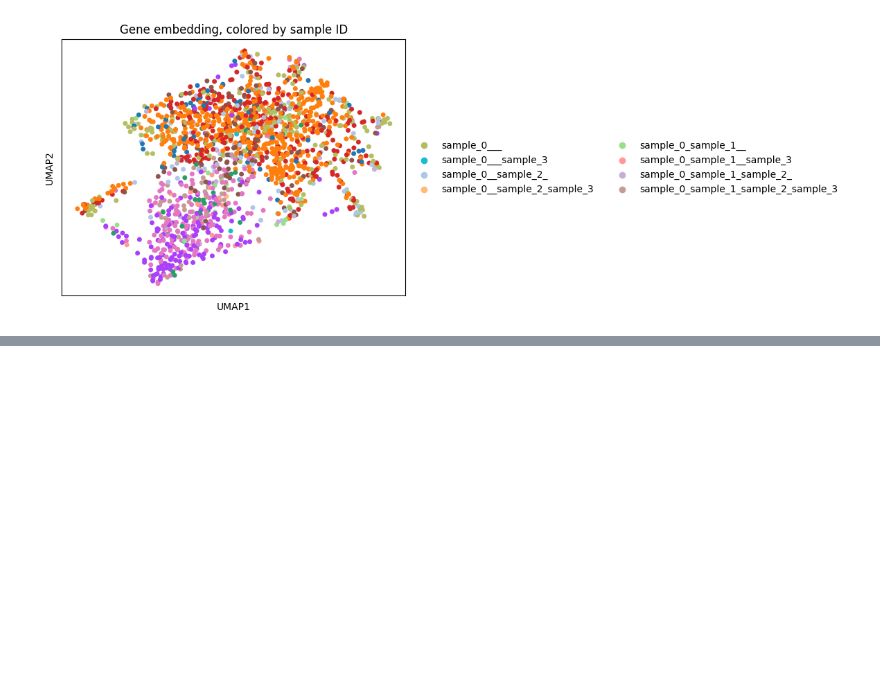
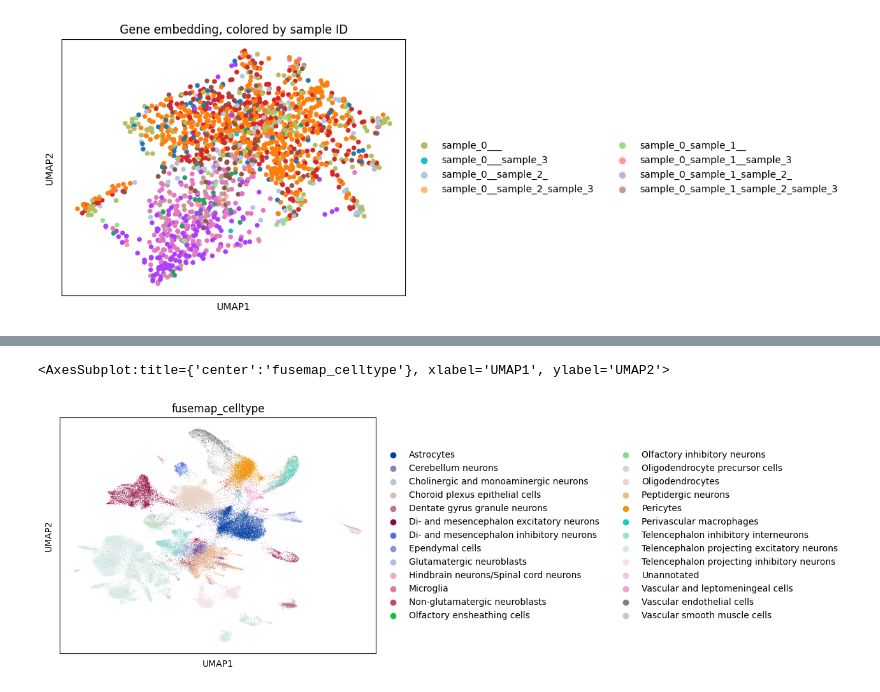
Before and after one commit to yichunher/FuseMap, a Jupyter notebook: tutorial_sample_data.ipynb, the cells around one changed output, grey strips where cells are left out. Cells and saved outputs as stored; diff of their text form; code cells hidden in the pictures; blank space fills up the shorter version.

```diff
--- a/tutorial_sample_data.ipynb
+++ b/tutorial_sample_data.ipynb
@@ -110,0 +92,5 @@ Text(0.5, 1.0, 'Gene embedding, colored by sample ID')
+# %%
+sc.pl.umap(ad_embed,color='fusemap_celltype',size=1, show=False)
+# %% [output]
+<AxesSubplot:title={'center':'fusemap_celltype'}, xlabel='UMAP1', ylabel='UMAP2'>
+[figure, added]
```
Also changed, not shown: parts of 15 cells of this notebook, 4 other files.
